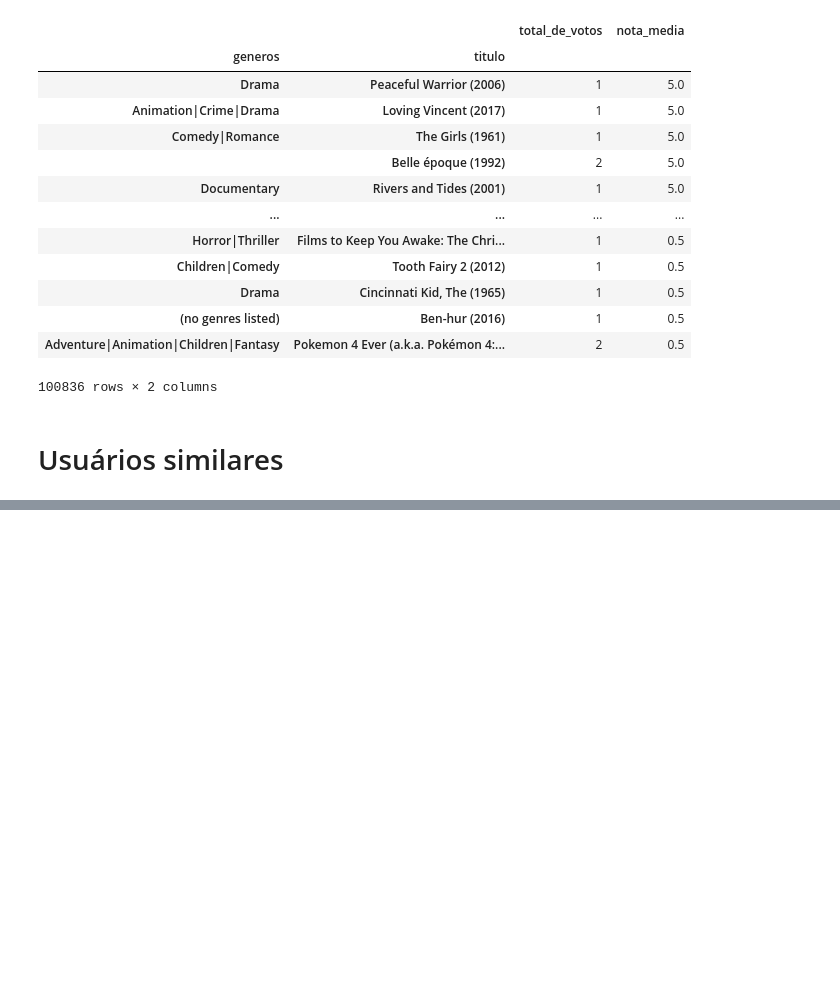
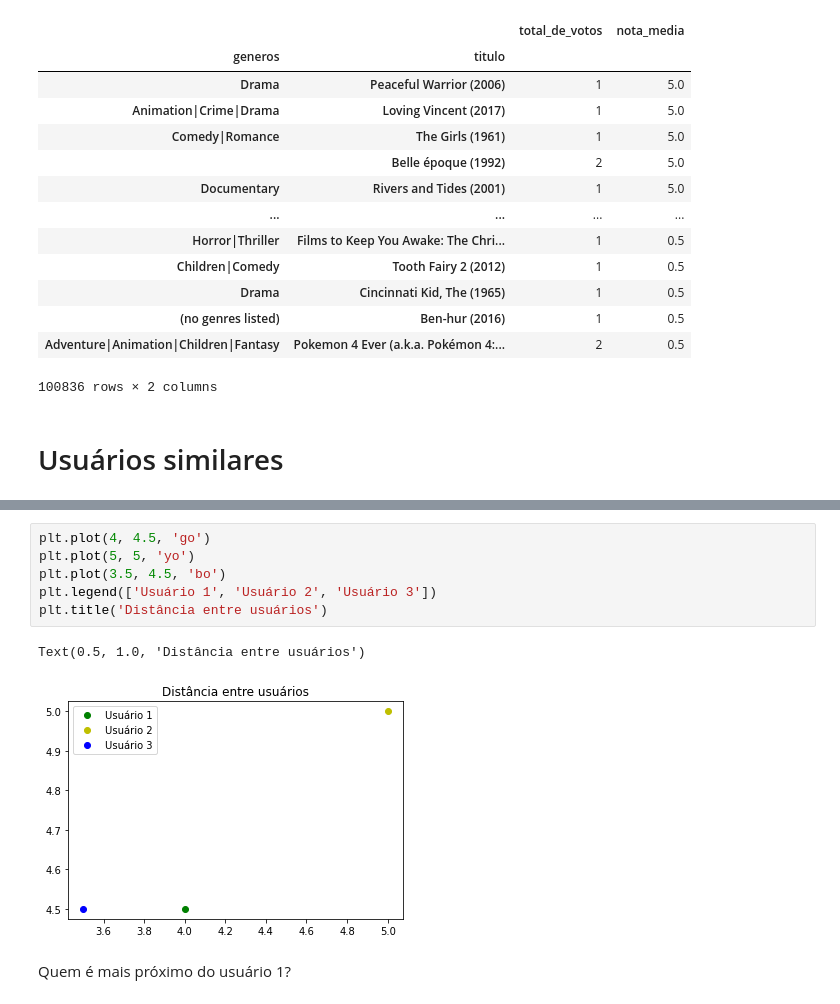
Before and after one commit to Pedro-A-D-S/recommendation_system, a Jupyter notebook: rec_system.ipynb, the cells around one changed output, grey strips where cells are left out. Saved outputs shown, nothing was run; the diff lists cells and outputs as text; blank space fills up the shorter version.

```diff
--- a/rec_system.ipynb
+++ b/rec_system.ipynb
@@ -293,0 +327,11 @@ df[['titulo', 'generos', 'total_de_votos','nota_media']].set_index(['generos','t
+# %%
+plt.plot(4, 4.5, 'go')
+plt.plot(5, 5, 'yo')
+plt.plot(3.5, 4.5, 'bo')
+plt.legend(['Usuário 1', 'Usuário 2', 'Usuário 3'])
+plt.title('Distância entre usuários')
+# %% [output]
+Text(0.5, 1.0, 'Distância entre usuários')
+[figure, added]
+# %% [markdown]
+Quem é mais próximo do usuário 1?
```
Also changed, not shown: parts of 34 cells of this notebook, 1 other file.
